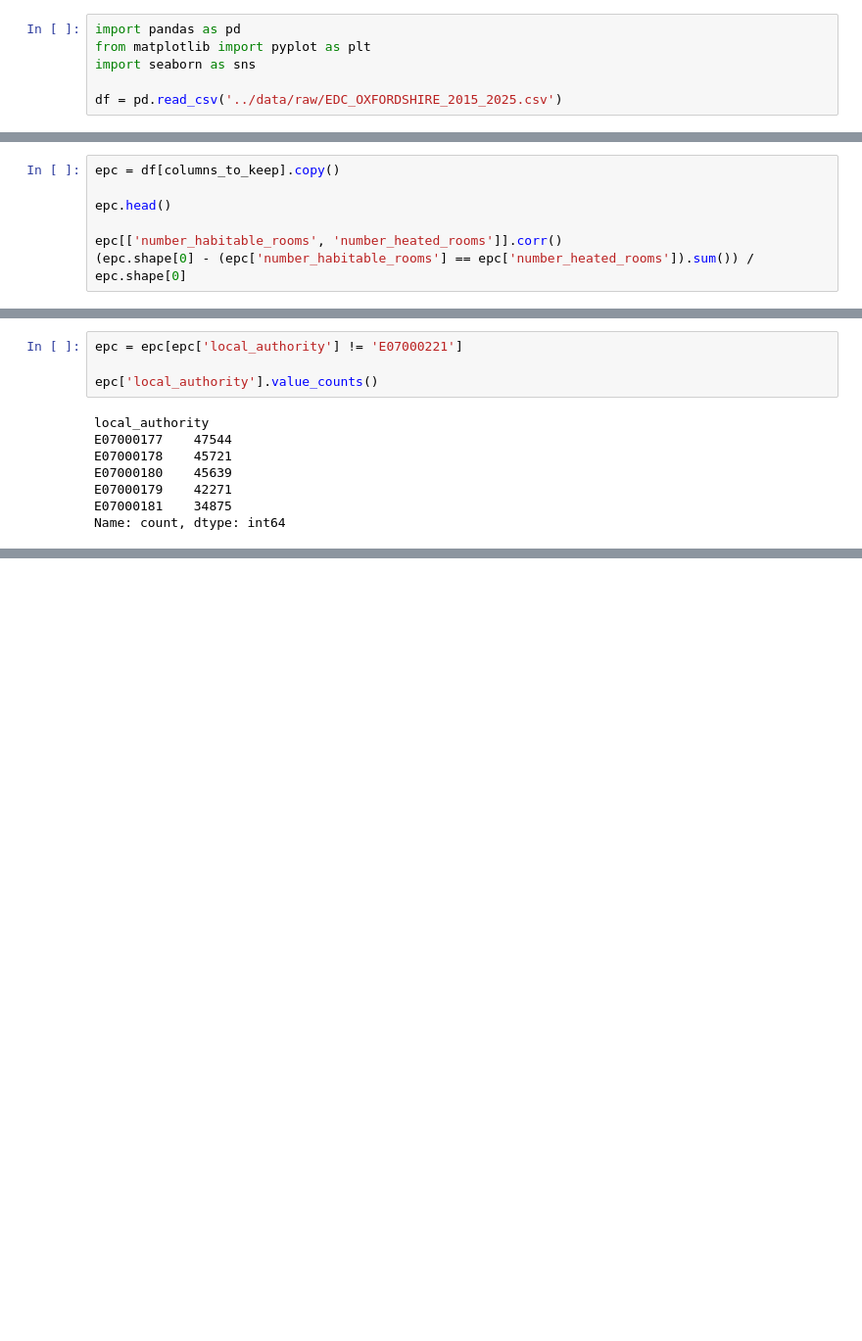
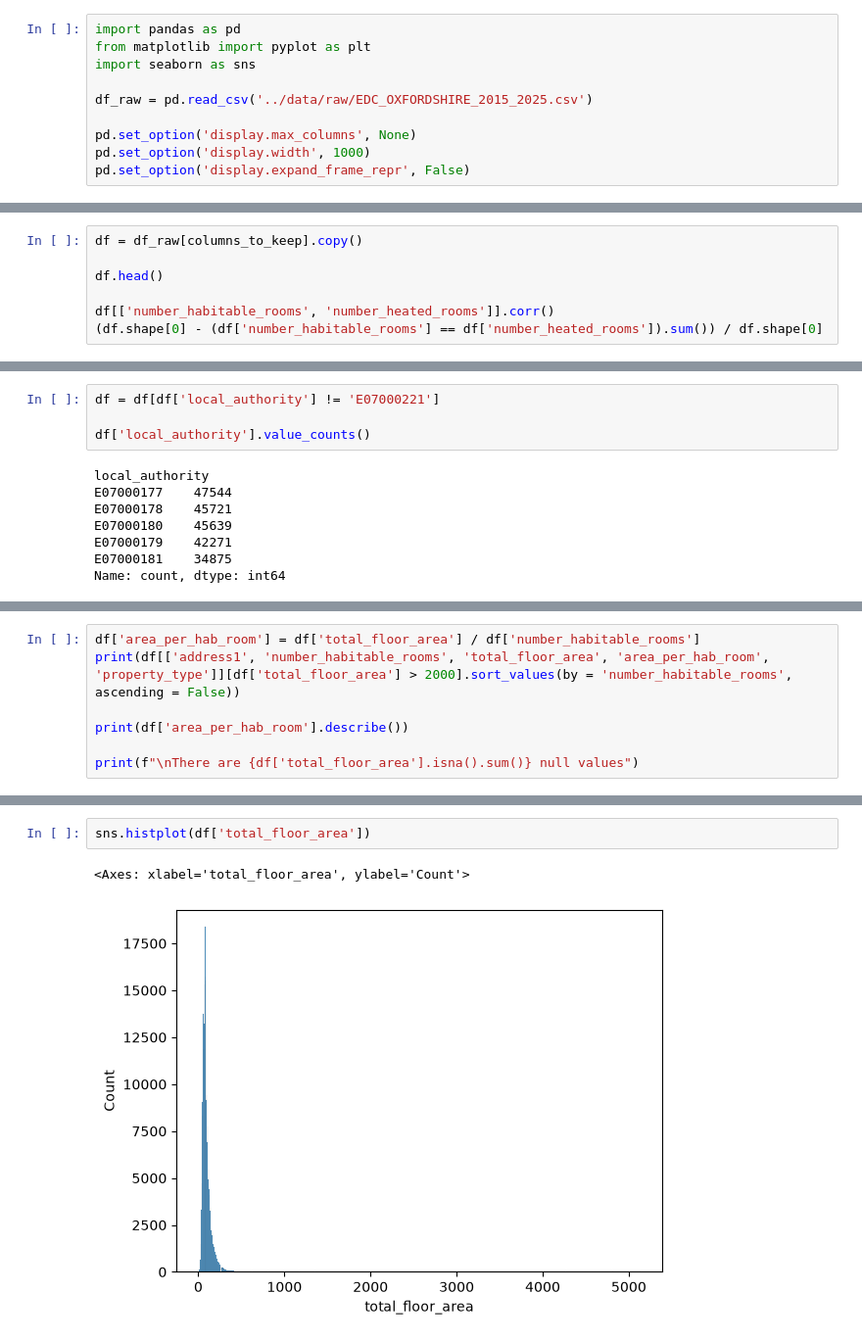
Before and after one commit to TomSCarter/land-registry-cleaning-pipeline, a Jupyter notebook: notebooks/part_1_EPC_audit.ipynb, the cells around one changed output, grey strips where cells are left out. Shown at 98% size. Saved outputs shown, nothing was run; the diff lists cells and outputs as text; blank space fills up the shorter version.

Commit message:
Begun data audit of EPC dataset (floor area, rooms)

```diff
--- a/notebooks/part_1_EPC_audit.ipynb
+++ b/notebooks/part_1_EPC_audit.ipynb
@@ -5,5 +5,9 @@ import pandas as pd
 from matplotlib import pyplot as plt
 import seaborn as sns
 
-df = pd.read_csv('../data/raw/EDC_OXFORDSHIRE_2015_2025.csv')
+df_raw = pd.read_csv('../data/raw/EDC_OXFORDSHIRE_2015_2025.csv')
+
+pd.set_option('display.max_columns', None)
+pd.set_option('display.width', 1000)
+pd.set_option('display.expand_frame_repr', False)
 # %%
@@ -354,12 +321,12 @@ Columns in BOTH keep & drop: set()
 Columns missing from both lists: set()
 Unexpected columns (not in full list): set()
 # %%
-epc = df[columns_to_keep].copy()
+df = df_raw[columns_to_keep].copy()
 
-epc.head()
+df.head()
 
-epc[['number_habitable_rooms', 'number_heated_rooms']].corr()
-(epc.shape[0] - (epc['number_habitable_rooms'] == epc['number_heated_rooms']).sum()) / epc.shape[0]
+df[['number_habitable_rooms', 'number_heated_rooms']].corr()
+(df.shape[0] - (df['number_habitable_rooms'] == df['number_heated_rooms']).sum()) / df.shape[0]
 # %% [output]
 np.float64(0.2528071685782258)
 # %% [markdown]
@@ -376,9 +343,9 @@ Heated rooms only exceeds habitable in one case
 # %% [markdown]
 Drop 4 rows with out-of-scope local_authority
 # %%
-epc = epc[epc['local_authority'] != 'E07000221']
+df = df[df['local_authority'] != 'E07000221']
 
-epc['local_authority'].value_counts()
+df['local_authority'].value_counts()
 # %% [output]
 local_authority
 E07000177    47544
@@ -389,0 +403,7 @@ Name: count, dtype: int64
+# %%
+df['area_per_hab_room'] = df['total_floor_area'] / df['number_habitable_rooms']
+print(df[['address1', 'number_habitable_rooms', 'total_floor_area', 'area_per_hab_room', 'property_type']][df['total_floor_area'] > 2000].sort_values(by = 'number_habitable_rooms', ascending = False))
+
+print(df['area_per_hab_room'].describe())
+
+print(f"\nThere are {df['total_floor_area'].isna().sum()} null values")
@@ -389,0 +431,5 @@ Name: count, dtype: int64
+# %%
+sns.histplot(df['total_floor_area'])
+# %% [output]
+<Axes: xlabel='total_floor_area', ylabel='Count'>
+[figure, added]
```
Also changed, not shown: parts of 20 cells of this notebook, 1 other file.
